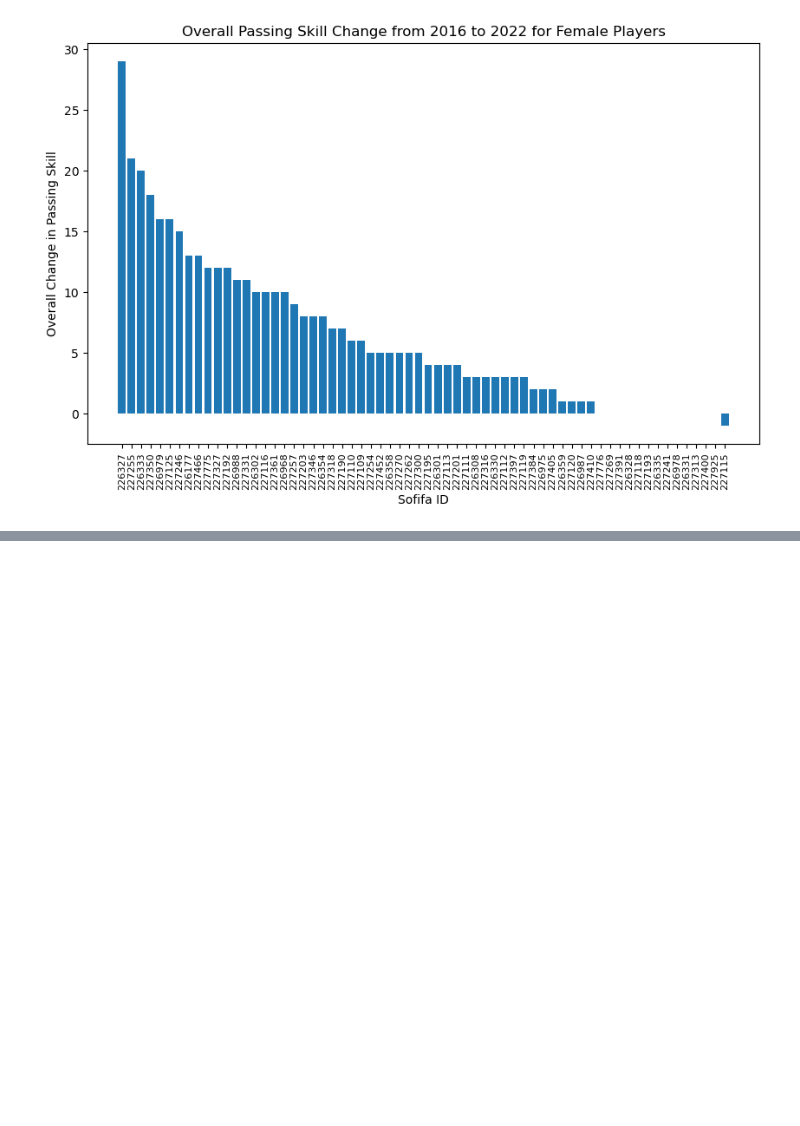
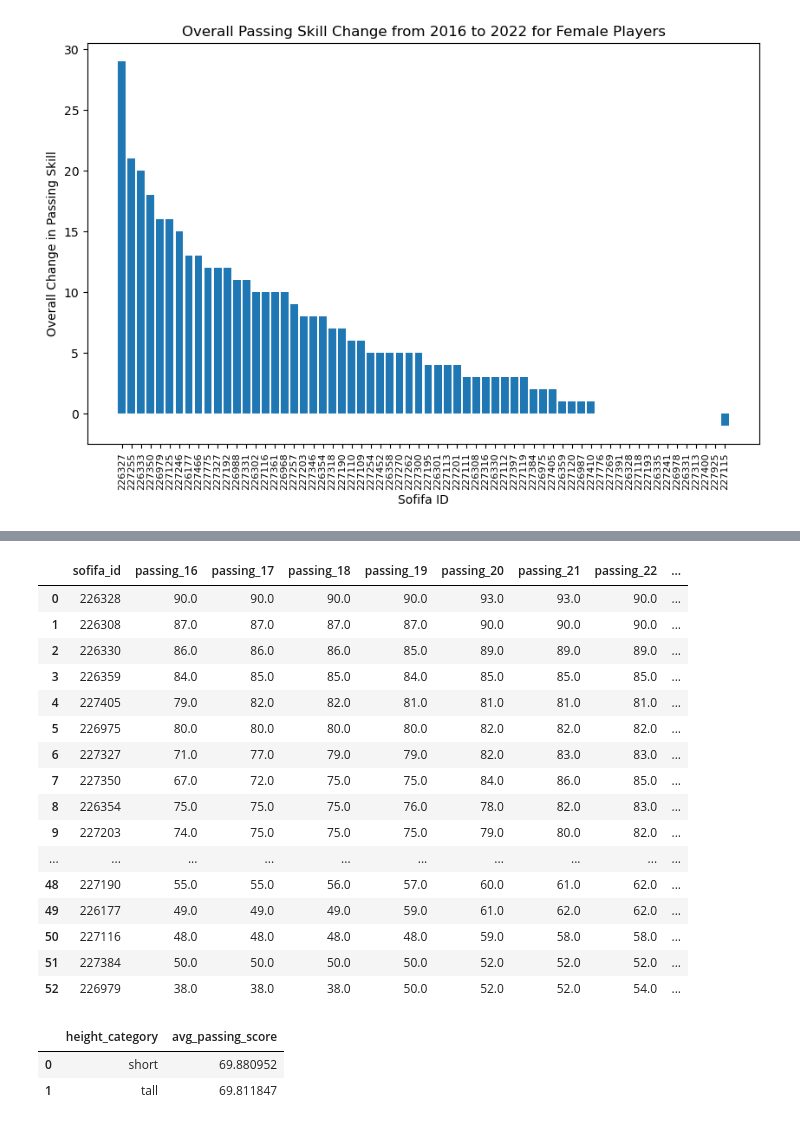
Before and after one commit to Cynthiah0503/qtm151fall2025, a Jupyter notebook: Final Project/final project.ipynb, the cells around one changed output, grey strips where cells are left out. Drawn from its saved outputs; the diff is of its cells as text; code cells hidden in the pictures; blank space fills up the shorter version.

```diff
--- a/Final Project/final project.ipynb
+++ b/Final Project/final project.ipynb
@@ -350,0 +527,12 @@ plt.show()
+# %%
+# define a function to classify players by height
+def classify_height(meters):
+    if meters < 1.625:
+        return "short"
+    else:
+        return "tall"
+
+# use apply to create a new categorical column
+df_height_cm_mean["height_category"] = df_height_cm_mean["mean_height_meters"].apply(classify_height)
+
+display(df_height_cm_mean)
@@ -350,0 +557,42 @@ plt.show()
+# %%
+#merge df_passing_sorted with df_height_cm_mean on sofifa_id
+df_passing_height = df_passing_sorted.merge(
+    df_height_cm_mean,
+    on='sofifa_id',
+    how='left'
+)
+
+display(df_passing_height)
+
+
+# group short vs high and compute mean passing score
+df_height_passing_summary = (
+    df_passing_height
+    .groupby("height_category")["mean_passing"]
+    .mean()
+    .reset_index()
+    .rename(columns={"mean_passing": "avg_passing_score"})
+)
+
+display(df_height_passing_summary)
+# %% [output]
+|  | sofifa_id | passing_16 | passing_17 | passing_18 | passing_19 | passing_20 | passing_21 | passing_22 | ... |
+| 0 | 226328 | 90.0 | 90.0 | 90.0 | 90.0 | 93.0 | 93.0 | 90.0 | ... |
+| 1 | 226308 | 87.0 | 87.0 | 87.0 | 87.0 | 90.0 | 90.0 | 90.0 | ... |
+| 2 | 226330 | 86.0 | 86.0 | 86.0 | 85.0 | 89.0 | 89.0 | 89.0 | ... |
+| 3 | 226359 | 84.0 | 85.0 | 85.0 | 84.0 | 85.0 | 85.0 | 85.0 | ... |
+| 4 | 227405 | 79.0 | 82.0 | 82.0 | 81.0 | 81.0 | 81.0 | 81.0 | ... |
+| 5 | 226975 | 80.0 | 80.0 | 80.0 | 80.0 | 82.0 | 82.0 | 82.0 | ... |
+| 6 | 227327 | 71.0 | 77.0 | 79.0 | 79.0 | 82.0 | 83.0 | 83.0 | ... |
+| 7 | 227350 | 67.0 | 72.0 | 75.0 | 75.0 | 84.0 | 86.0 | 85.0 | ... |
+| 8 | 226354 | 75.0 | 75.0 | 75.0 | 76.0 | 78.0 | 82.0 | 83.0 | ... |
+| 9 | 227203 | 74.0 | 75.0 | 75.0 | 75.0 | 79.0 | 80.0 | 82.0 | ... |
+| ... | ... | ... | ... | ... | ... | ... | ... | ... | ... |
+| 48 | 227190 | 55.0 | 55.0 | 56.0 | 57.0 | 60.0 | 61.0 | 62.0 | ... |
+| 49 | 226177 | 49.0 | 49.0 | 49.0 | 59.0 | 61.0 | 62.0 | 62.0 | ... |
+| 50 | 227116 | 48.0 | 48.0 | 48.0 | 48.0 | 59.0 | 58.0 | 58.0 | ... |
+| 51 | 227384 | 50.0 | 50.0 | 50.0 | 50.0 | 52.0 | 52.0 | 52.0 | ... |
+| 52 | 226979 | 38.0 | 38.0 | 38.0 | 50.0 | 52.0 | 52.0 | 54.0 | ... |
+|  | height_category | avg_passing_score |
+| 0 | short | 69.880952 |
+| 1 | tall | 69.811847 |
```
Also changed, not shown: parts of 24 cells of this notebook, 1 other file.
